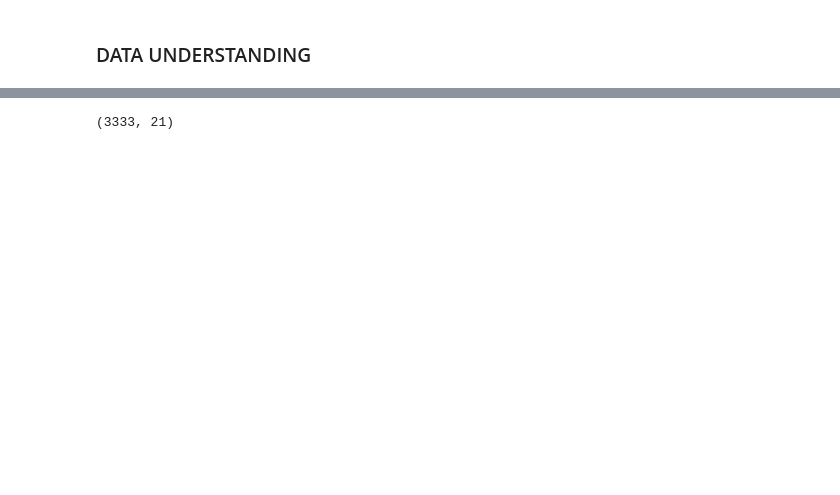
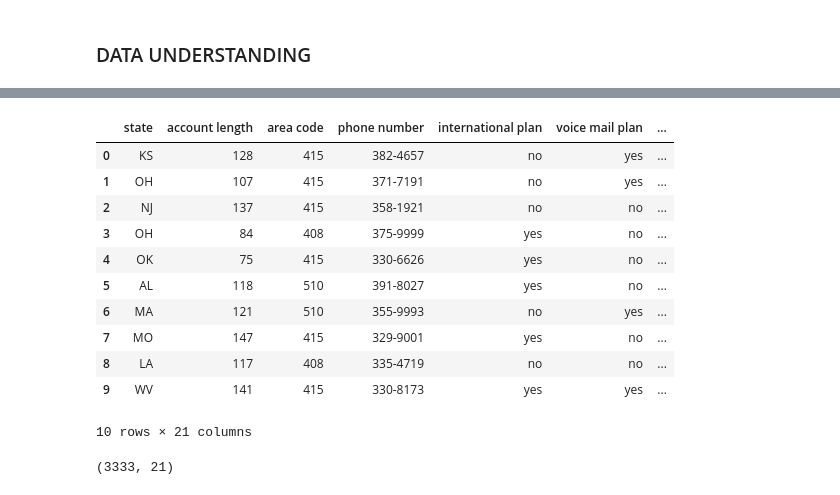
Before and after one commit to marionmacharia/Marion-Phase-3-Project, a Jupyter notebook: index.ipynb, the cells around one changed output, grey strips where cells are left out. Cells and saved outputs as stored; diff of their text form; code cells hidden in the pictures; blank space fills up the shorter version.

```diff
--- a/index.ipynb
+++ b/index.ipynb
@@ -34,3 +39,19 @@ df.head()
+# %%
+1.2 # Display the first 10 rows of the dataset
+df.head(10)
+# %% [output]
+|  | state | account length | area code | phone number | international plan | voice mail plan | ... |
+| 0 | KS | 128 | 415 | 382-4657 | no | yes | ... |
+| 1 | OH | 107 | 415 | 371-7191 | no | yes | ... |
+| 2 | NJ | 137 | 415 | 358-1921 | no | no | ... |
+| 3 | OH | 84 | 408 | 375-9999 | yes | no | ... |
+| 4 | OK | 75 | 415 | 330-6626 | yes | no | ... |
+| 5 | AL | 118 | 510 | 391-8027 | yes | no | ... |
+| 6 | MA | 121 | 510 | 355-9993 | no | yes | ... |
+| 7 | MO | 147 | 415 | 329-9001 | yes | no | ... |
+| 8 | LA | 117 | 408 | 335-4719 | no | no | ... |
+| 9 | WV | 141 | 415 | 330-8173 | yes | yes | ... |
+10 rows × 21 columns
 # %%
 df.shape
 # %% [output]
```
Also changed, not shown: parts of 37 cells of this notebook.
